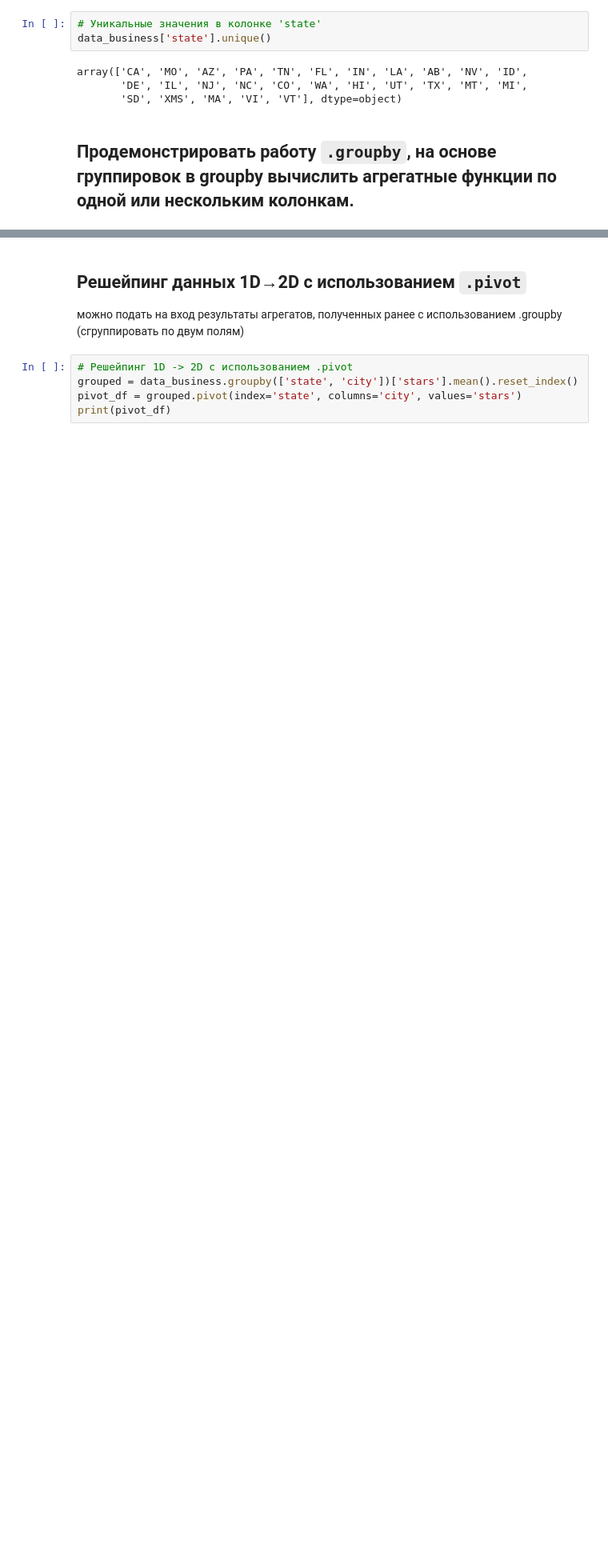
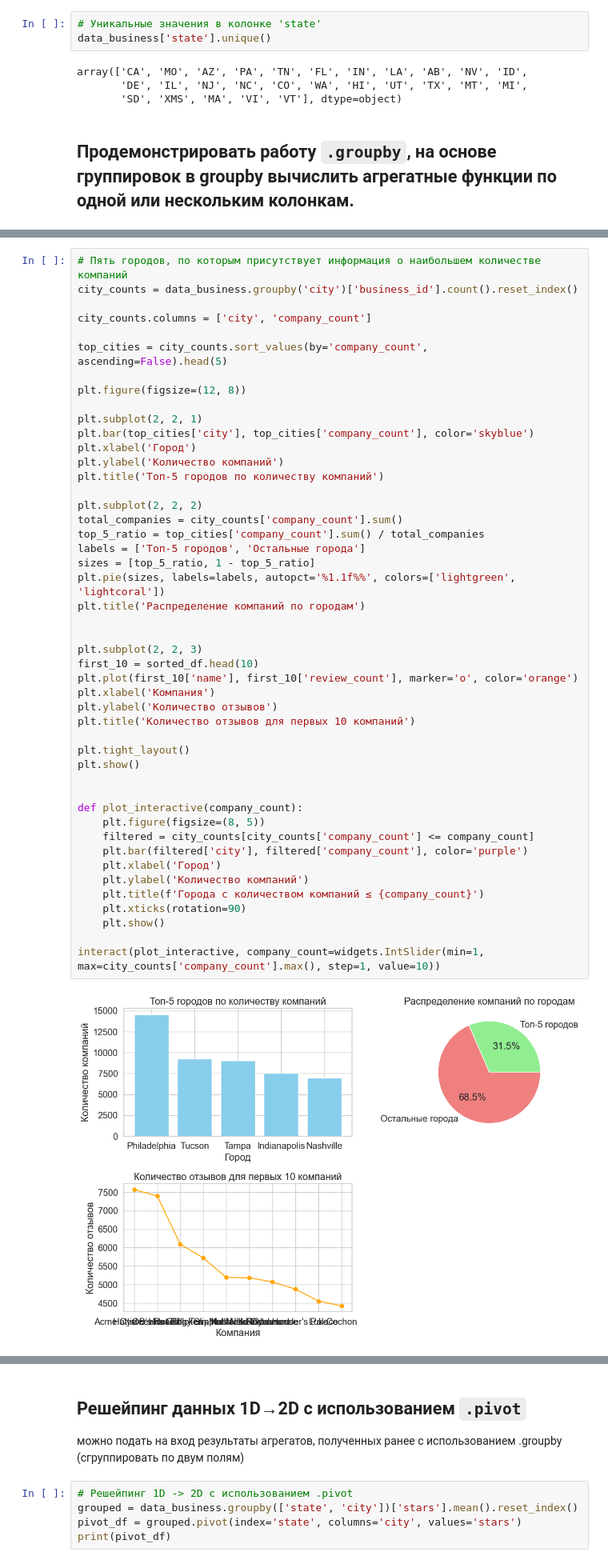
Before and after one commit to cfaring/ait-2025, a Jupyter notebook: lab1/lab1.ipynb, the cells around one changed output, grey strips where cells are left out. Shown at 80% size. Drawn from its saved outputs; the diff is of its cells as text; blank space fills up the shorter version.

```diff
--- a/lab1/lab1.ipynb
+++ b/lab1/lab1.ipynb
@@ -210,0 +197,49 @@ top_cities
+# %%
+# Пять городов, по которым присутствует информация о наибольшем количестве компаний
+city_counts = data_business.groupby('city')['business_id'].count().reset_index()
+
+city_counts.columns = ['city', 'company_count']
+
+top_cities = city_counts.sort_values(by='company_count', ascending=False).head(5)
+
+plt.figure(figsize=(12, 8))
+
+plt.subplot(2, 2, 1)
+plt.bar(top_cities['city'], top_cities['company_count'], color='skyblue')
+plt.xlabel('Город')
+plt.ylabel('Количество компаний')
+plt.title('Топ-5 городов по количеству компаний')
+
+plt.subplot(2, 2, 2)
+total_companies = city_counts['company_count'].sum()
+top_5_ratio = top_cities['company_count'].sum() / total_companies
+labels = ['Топ-5 городов', 'Остальные города']
+sizes = [top_5_ratio, 1 - top_5_ratio]
+plt.pie(sizes, labels=labels, autopct='%1.1f%%', colors=['lightgreen', 'lightcoral'])
+plt.title('Распределение компаний по городам')
+
+
+plt.subplot(2, 2, 3)
+first_10 = sorted_df.head(10)
+plt.plot(first_10['name'], first_10['review_count'], marker='o', color='orange')
+plt.xlabel('Компания')
+plt.ylabel('Количество отзывов')
+plt.title('Количество отзывов для первых 10 компаний')
+
+plt.tight_layout()
+plt.show()
+
+
+def plot_interactive(company_count):
+    plt.figure(figsize=(8, 5))
+    filtered = city_counts[city_counts['company_count'] <= company_count]
+    plt.bar(filtered['city'], filtered['company_count'], color='purple')
+    plt.xlabel('Город')
+    plt.ylabel('Количество компаний')
+    plt.title(f'Города с количеством компаний ≤ {company_count}')
+    plt.xticks(rotation=90)
+    plt.show()
+
+interact(plot_interactive, company_count=widgets.IntSlider(min=1, max=city_counts['company_count'].max(), step=1, value=10))
+# %% [output]
+[figure, added]
```
Also changed, not shown: parts of 4 cells of this notebook, 2 other files.
